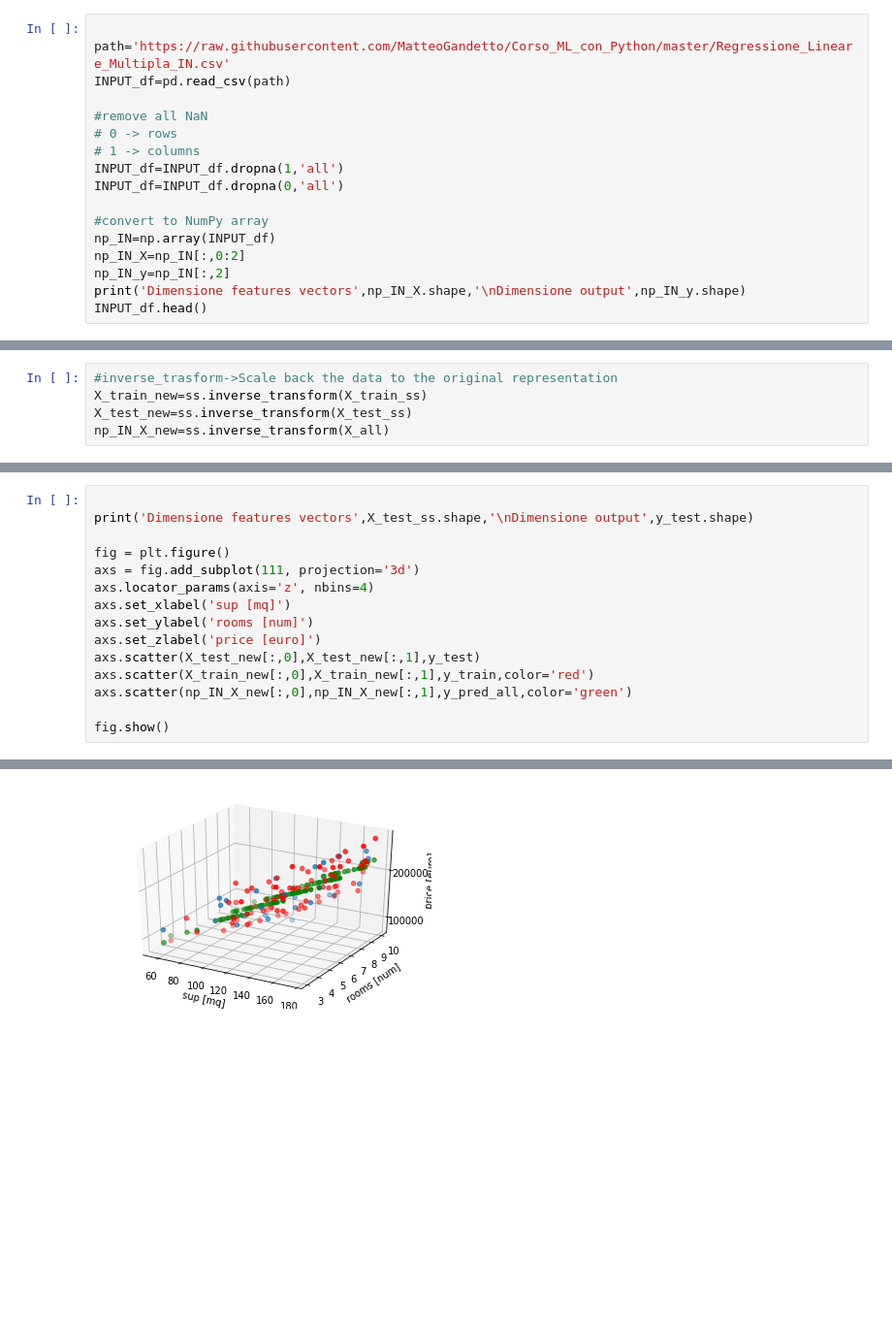
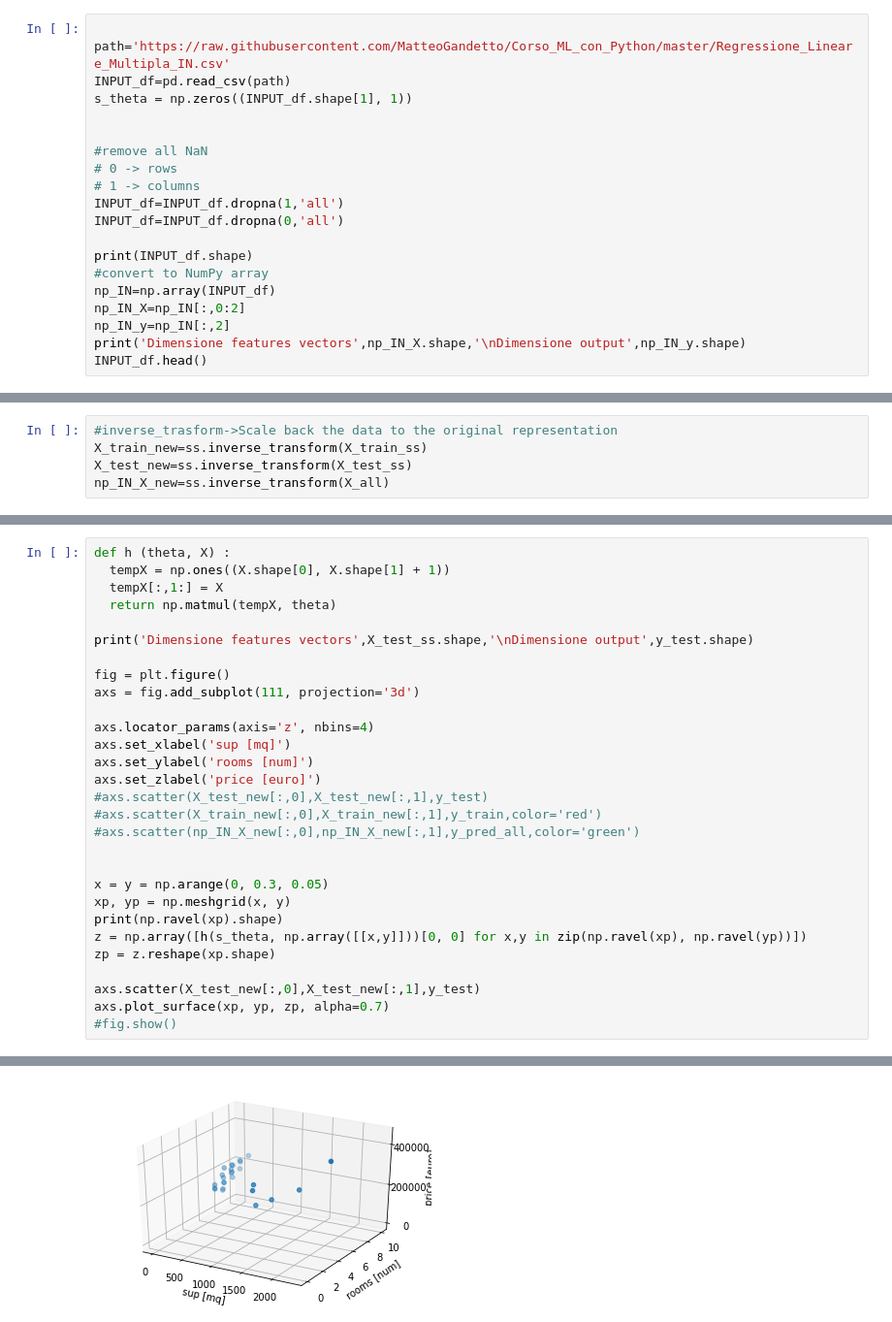
Before and after one commit to MatteoGandetto/Corso_ML_con_Python, a Jupyter notebook: Regressione_Lineare_Multipla.ipynb, the cells around one changed output, grey strips where cells are left out. Shown: that part at 97% size. Drawn from its saved outputs; the diff is of its cells as text; blank space fills up the shorter version.

```diff
--- a/Regressione_Lineare_Multipla.ipynb
+++ b/Regressione_Lineare_Multipla.ipynb
@@ -22,6 +17,8 @@ import pandas as pd
 
 path='https://raw.githubusercontent.com/MatteoGandetto/Corso_ML_con_Python/master/Regressione_Lineare_Multipla_IN.csv'
 INPUT_df=pd.read_csv(path)
+s_theta = np.zeros((INPUT_df.shape[1], 1))
+
 
 #remove all NaN
 # 0 -> rows
@@ -29,6 +26,7 @@ INPUT_df=pd.read_csv(path)
 INPUT_df=INPUT_df.dropna(1,'all')
 INPUT_df=INPUT_df.dropna(0,'all')
 
+print(INPUT_df.shape)
 #convert to NumPy array
 np_IN=np.array(INPUT_df)
 np_IN_X=np_IN[:,0:2]
@@ -123,18 +117,32 @@ np_IN_X_new=ss.inverse_transform(X_all)
 # %%
+def h (theta, X) :
+  tempX = np.ones((X.shape[0], X.shape[1] + 1))
+  tempX[:,1:] = X
+  return np.matmul(tempX, theta)
 
 print('Dimensione features vectors',X_test_ss.shape,'\nDimensione output',y_test.shape)
 
 fig = plt.figure()
 axs = fig.add_subplot(111, projection='3d')
+
 axs.locator_params(axis='z', nbins=4)
 axs.set_xlabel('sup [mq]')
 axs.set_ylabel('rooms [num]')
 axs.set_zlabel('price [euro]')
+#axs.scatter(X_test_new[:,0],X_test_new[:,1],y_test)
+#axs.scatter(X_train_new[:,0],X_train_new[:,1],y_train,color='red')
+#axs.scatter(np_IN_X_new[:,0],np_IN_X_new[:,1],y_pred_all,color='green')
+
+
+x = y = np.arange(0, 0.3, 0.05)
+xp, yp = np.meshgrid(x, y)
+print(np.ravel(xp).shape)
+z = np.array([h(s_theta, np.array([[x,y]]))[0, 0] for x,y in zip(np.ravel(xp), np.ravel(yp))])
+zp = z.reshape(xp.shape)
+
 axs.scatter(X_test_new[:,0],X_test_new[:,1],y_test)
-axs.scatter(X_train_new[:,0],X_train_new[:,1],y_train,color='red')
-axs.scatter(np_IN_X_new[:,0],np_IN_X_new[:,1],y_pred_all,color='green')
-
-fig.show()
+axs.plot_surface(xp, yp, zp, alpha=0.7)
+#fig.show()
 # %% [output]
 Dimensione features vectors (26, 2)
 Dimensione output (26,)
@@ -141 +151 @@ Dimensione output (26,)
-[figure, old version]
+[figure, new version]
```
Also changed, not shown: parts of 22 cells of this notebook.
